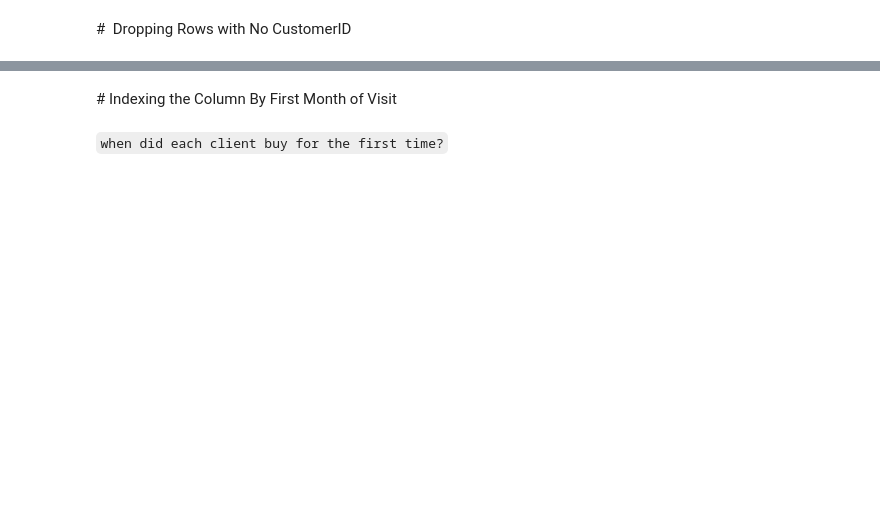
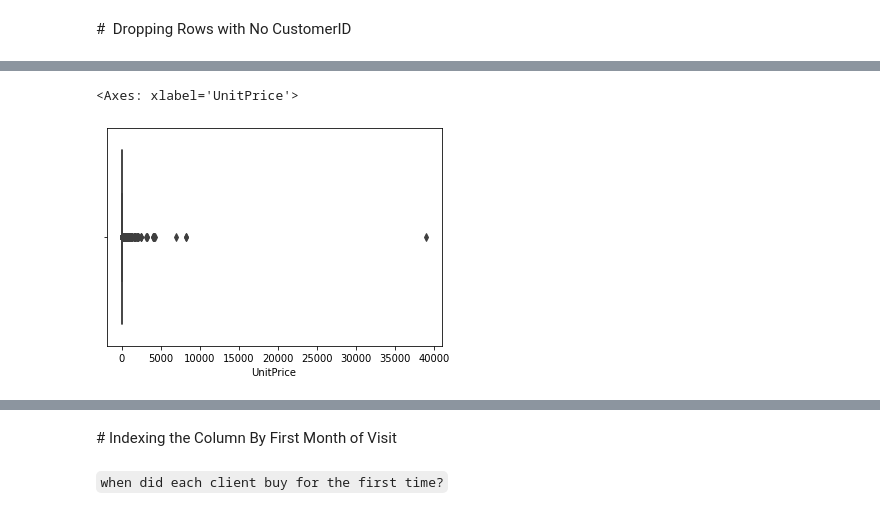
Before and after one commit to Ironhack-data-bcn-january-2024/lectures, a Jupyter notebook: week-6/03 - Cohort analysis.ipynb, the cells around one changed output, grey strips where cells are left out. Cells and saved outputs as stored; diff of their text form; code cells hidden in the pictures; blank space fills up the shorter version.

```diff
--- a/week-6/03 - Cohort analysis.ipynb
+++ b/week-6/03 - Cohort analysis.ipynb
@@ -12,0 +172,5 @@ import datetime as dt
+# %%
+sns.boxplot(x=df["UnitPrice"])
+# %% [output]
+<Axes: xlabel='UnitPrice'>
+[figure, added]
```
Also changed, not shown: parts of 82 cells of this notebook.
